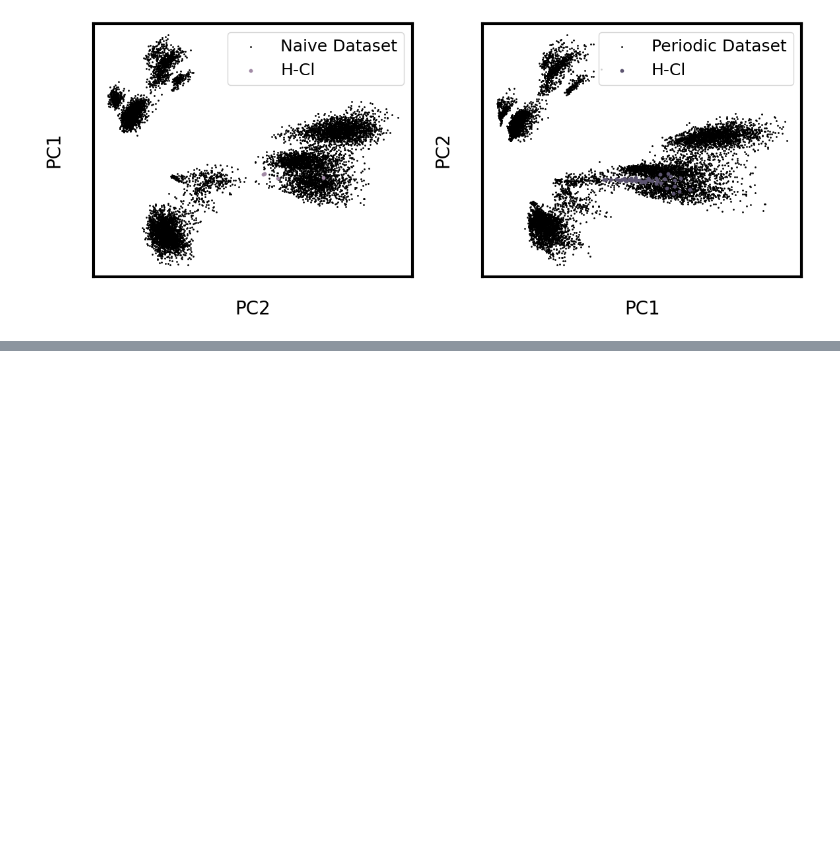
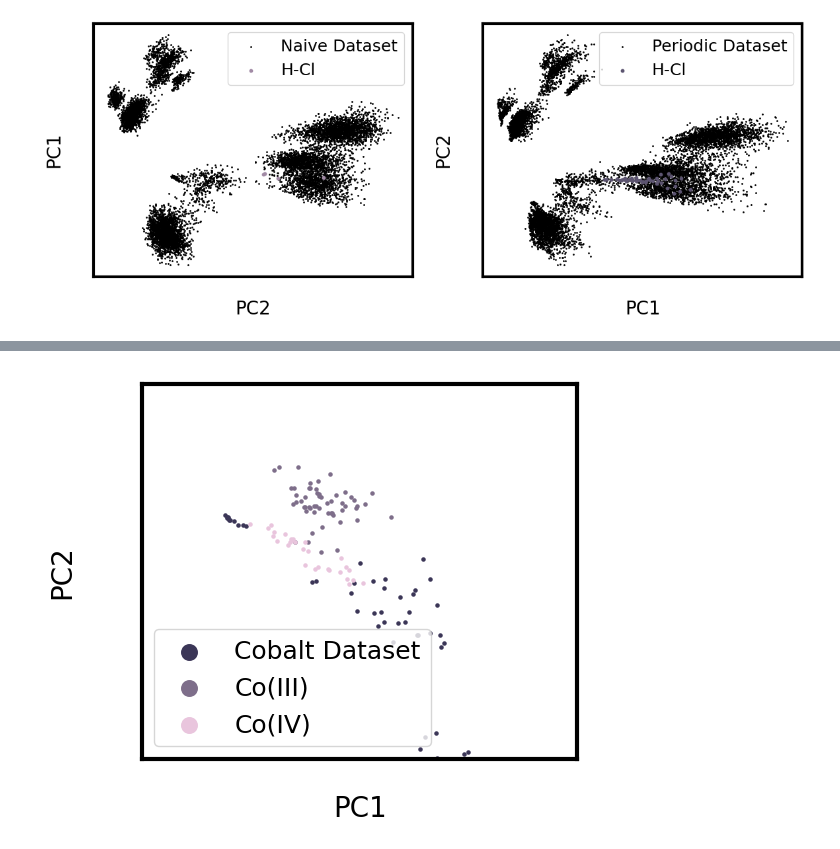
Before and after one commit to YangLab-GT/umlip_bias_finetuning, a Jupyter notebook: analysis/figure_notebook.ipynb, the cells around one changed output, grey strips where cells are left out. Saved outputs shown, nothing was run; the diff lists cells and outputs as text; code cells hidden in the pictures; blank space fills up the shorter version.

```diff
--- a/analysis/figure_notebook.ipynb
+++ b/analysis/figure_notebook.ipynb
@@ -978,0 +986,39 @@ plt.show()
+# %%
+extrap_phase = read("/storage/home/hcoda1/0/nwong70/scratch/mdsims/20250926_MD_MACE_Naive_03ns/dump_eq_rewrite_ase.xyz", index=slice(1000, 12000, 200))
+interp_phase = read("/storage/home/hcoda1/0/nwong70/scratch/mdsims/20250926_MD_MACE_Naive_03ns/dump_eq_rewrite_ase.xyz", index=slice(12200, 18000, 200))
+# %%
+extrap_phase_desc   = [soap.create(atoms, centers=atoms.get_positions()) for atoms in extrap_phase]
+interp_phase_desc   = [soap.create(atoms, centers=atoms.get_positions()) for atoms in interp_phase]
+X_extrap_phase_desc = np.array(extrap_phase_desc).reshape(-1, extrap_phase_desc[0].shape[-1])
+X_interp_phase_desc = np.array(interp_phase_desc).reshape(-1, interp_phase_desc[0].shape[-1])
+X_extrap_pca = naive_pca.transform(X_extrap_phase_desc)
+X_interp_pca = naive_pca.transform(X_interp_phase_desc)
+# %%
+X_extrap_pca = X_extrap_pca.reshape(55, 197, 5)
+X_interp_pca = X_interp_pca.reshape(29, 197, 5)
+X_pca_reshaped = X_naive_pca.reshape(50, 197, 5)
+# %%
+# ---- 3D Plot ----
+fig, ax = plt.subplots(1, 1, figsize=(6, 5))
+ax.scatter(X_pca_reshaped[:, 1, 0], X_pca_reshaped[:, 1, 1], s=5, alpha=1, color=colors[5],
+           label='Cobalt Dataset')
+ax.scatter(X_extrap_pca[:, 0, 0], X_extrap_pca[:, 0, 1], s=5, alpha=1, color=colors[3],
+           label='Co(III)')
+ax.scatter(X_interp_pca[:, 0, 0], X_interp_pca[:, 0, 1], s=5, alpha=1, color=colors[0],
+           label='Co(IV)')
+ax.set_xlabel("PC1")
+ax.set_ylabel("PC2")
+# ax.set_zlabel("C3")
+
+ax.tick_params(axis='both', which='both', labelcolor=(0,0,0,0))
+ax.tick_params(axis='both', which='both', color=(0,0,0,0))
+# Legend
+ax.legend(markerscale=5)
+ax.set_xlim([-2.5, 0])
+ax.set_ylim([-2.5, 0])
+# ax.set_zticks([])
+# ax.set_box_aspect(None, zoom=0.85)
+fig.tight_layout()
+fig.savefig("figures/results_cobaltPCA.svg")
+# %% [output]
+[figure, added]
```
Also changed, not shown: parts of 15 cells of this notebook, 13 other files.
